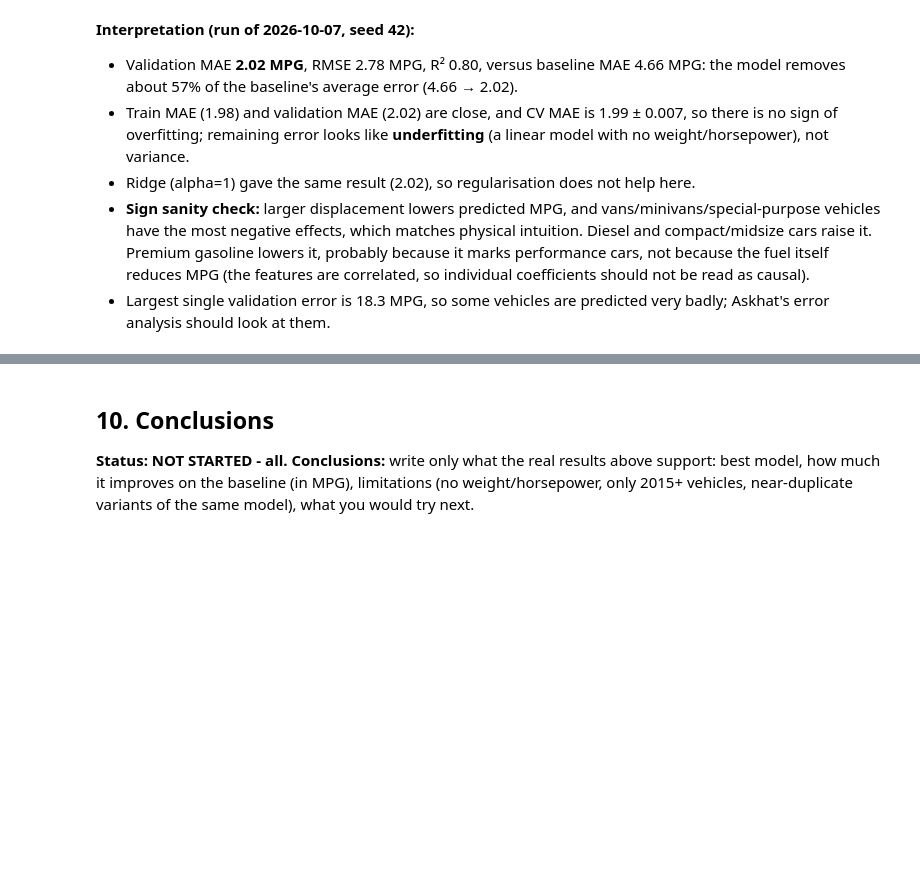
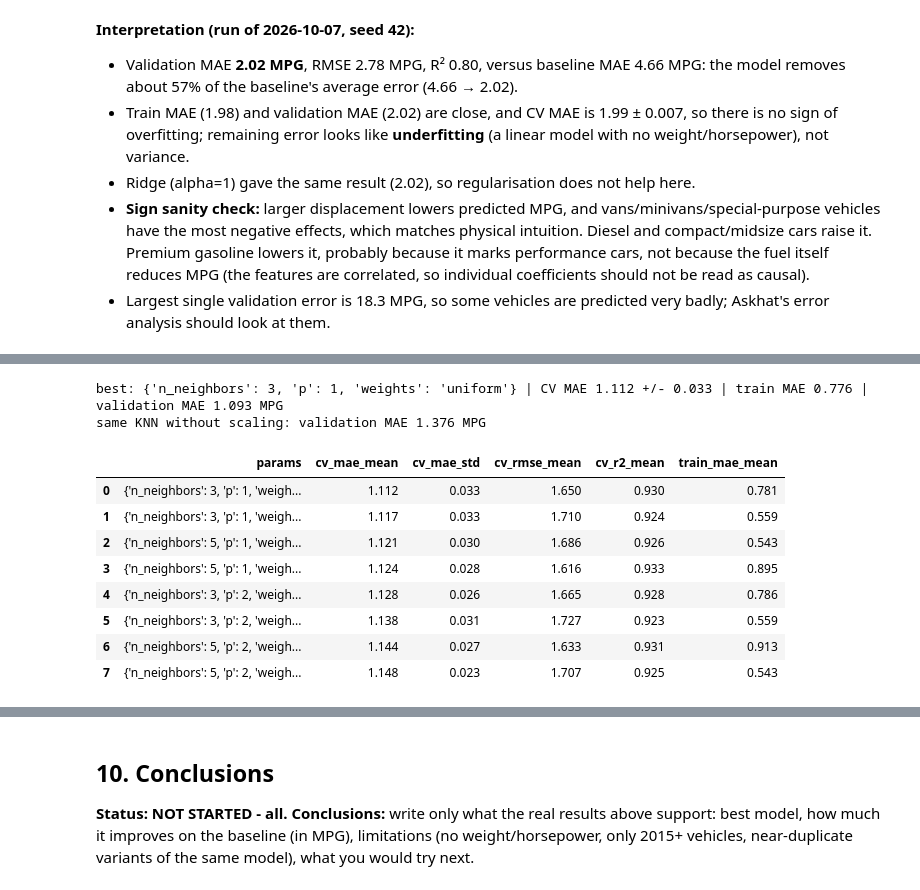
Before and after one commit to btwamibatman/vehicle-fuel-efficiency-ml, a Jupyter notebook: notebooks/project.ipynb, the cells around one changed output, grey strips where cells are left out. Drawn from its saved outputs; the diff is of its cells as text; code cells hidden in the pictures; blank space fills up the shorter version.

```diff
--- a/notebooks/project.ipynb
+++ b/notebooks/project.ipynb
@@ -243,0 +250,27 @@ NOT IMPLEMENTED YET: KNN is Askhat's task - see docs/team_tasks.md
+# %%
+knn, cv_summary["KNN"], knn_grid = tune_pipeline(
+    build_knn(engineered=True), KNN_PARAM_GRID, X_train, y_train, groups=groups)
+results["KNN"] = evaluate(knn, X_val, y_val)
+print("best:", cv_summary["KNN"]["best_params"],
+      "| CV MAE %.3f +/- %.3f" % (cv_summary["KNN"]["cv_mae_mean"], cv_summary["KNN"]["cv_mae_std"]),
+      "| train MAE %.3f | validation MAE %.3f MPG" % (evaluate(knn, X_train, y_train)["mae"], results["KNN"]["mae"]))
+
+# Why scaling matters: best setting, but without the scaler
+from vehicle_efficiency.models import make_pipeline
+from sklearn.neighbors import KNeighborsRegressor
+best_knn = {k: v for k, v in cv_summary["KNN"]["best_params"].items()}
+unscaled = make_pipeline(KNeighborsRegressor(**best_knn), scale=False, engineered=True).fit(X_train, y_train)
+print("same KNN without scaling: validation MAE %.3f MPG" % evaluate(unscaled, X_val, y_val)["mae"])
+knn_grid.head(8).round(3)
+# %% [output]
+best: {'n_neighbors': 3, 'p': 1, 'weights': 'uniform'} | CV MAE 1.112 +/- 0.033 | train MAE 0.776 | validation MAE 1.093 MPG
+same KNN without scaling: validation MAE 1.376 MPG
+|  | params | cv_mae_mean | cv_mae_std | cv_rmse_mean | cv_r2_mean | train_mae_mean |
+| 0 | {'n_neighbors': 3, 'p': 1, 'weigh... | 1.112 | 0.033 | 1.650 | 0.930 | 0.781 |
+| 1 | {'n_neighbors': 3, 'p': 1, 'weigh... | 1.117 | 0.033 | 1.710 | 0.924 | 0.559 |
+| 2 | {'n_neighbors': 5, 'p': 1, 'weigh... | 1.121 | 0.030 | 1.686 | 0.926 | 0.543 |
+| 3 | {'n_neighbors': 5, 'p': 1, 'weigh... | 1.124 | 0.028 | 1.616 | 0.933 | 0.895 |
+| 4 | {'n_neighbors': 3, 'p': 2, 'weigh... | 1.128 | 0.026 | 1.665 | 0.928 | 0.786 |
+| 5 | {'n_neighbors': 3, 'p': 2, 'weigh... | 1.138 | 0.031 | 1.727 | 0.923 | 0.559 |
+| 6 | {'n_neighbors': 5, 'p': 2, 'weigh... | 1.144 | 0.027 | 1.633 | 0.931 | 0.913 |
+| 7 | {'n_neighbors': 5, 'p': 2, 'weigh... | 1.148 | 0.023 | 1.707 | 0.925 | 0.543 |
```
Also changed, not shown: parts of 28 cells of this notebook.
